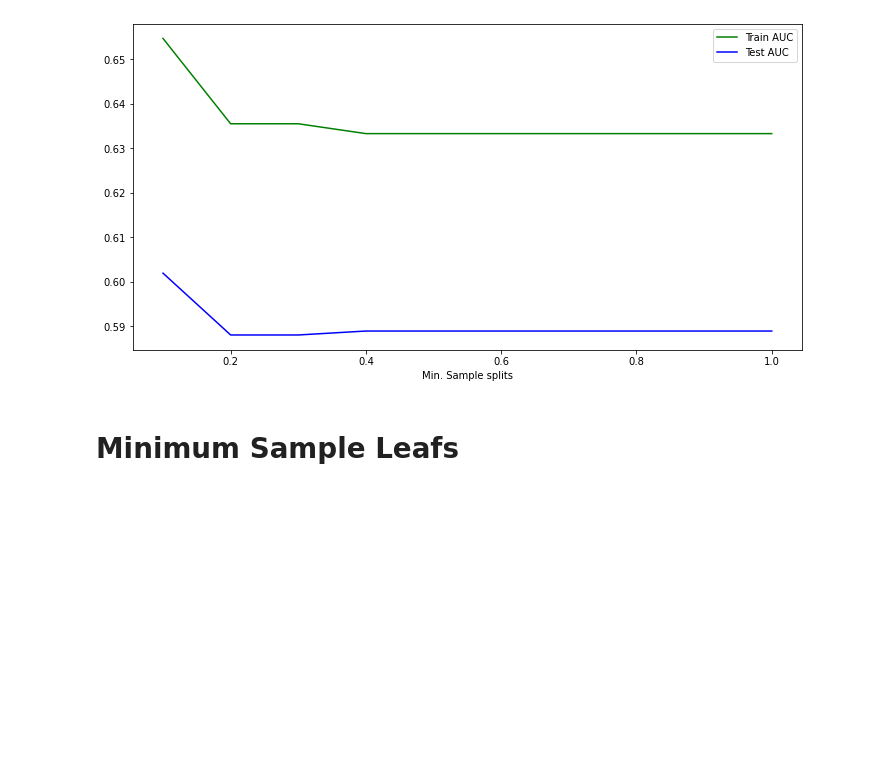
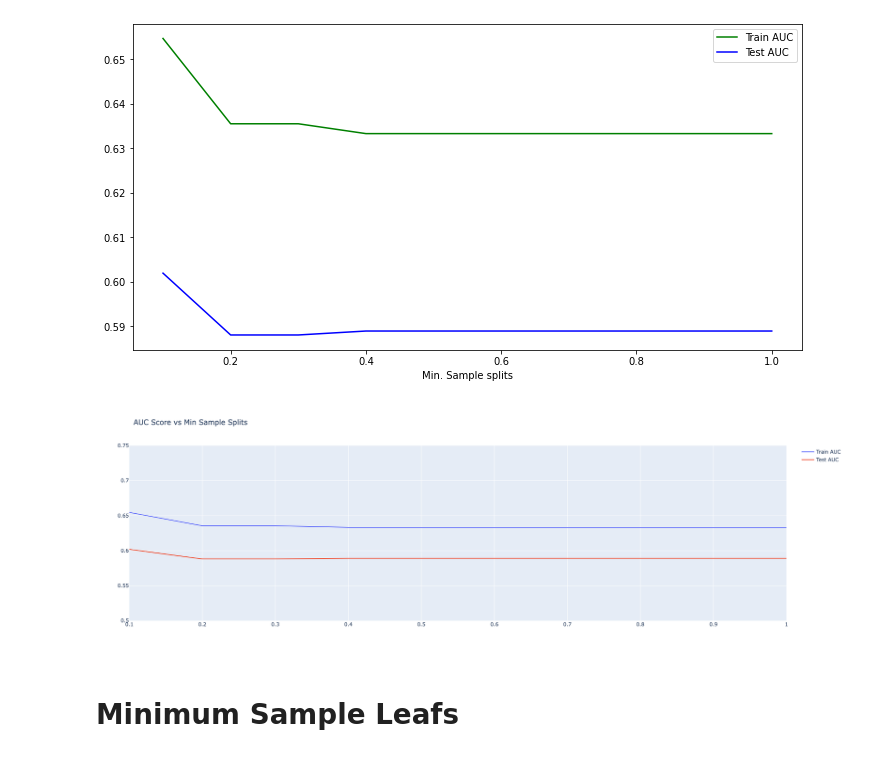
Before and after one commit to vharkar/505-customer-predict-decisiontrees, a Jupyter notebook: customer-eval-modeling.ipynb, the cells around one changed output. Drawn from its saved outputs; the diff is of its cells as text; code cells hidden in the pictures; blank space fills up the shorter version.

```diff
--- a/customer-eval-modeling.ipynb
+++ b/customer-eval-modeling.ipynb
@@ -588,6 +639,23 @@ plt.legend()
 plt.show()
 # %% [output]
 [figure]
+# %%
+fig1 = go.Figure()
+
+# Add traces
+fig1.update_layout(yaxis_range=[0.50,0.75],title='AUC Score vs Min Sample Splits', width=1200, height=600)
+
+fig1.add_trace(go.Scatter(x=min_samples_splits, y=train_results,
+                    mode='lines',
+                    name='Train AUC'))
+fig1.add_trace(go.Scatter(x=min_samples_splits, y=test_results,
+                    mode='lines',
+                    name='Test AUC'))
+
+fig1.show()
+fig1.write_image("resources/min_splits.png")
+# %% [output]
+[figure, added]
 # %% [markdown]
 # Minimum Sample Leafs
 # %%
```
Also changed, not shown: parts of 68 cells of this notebook, 6 other files.
